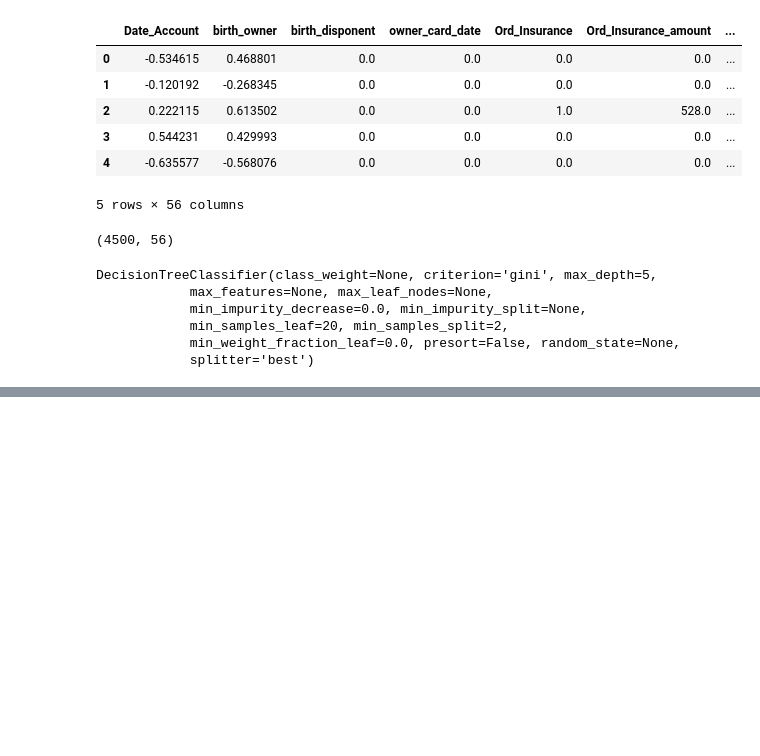
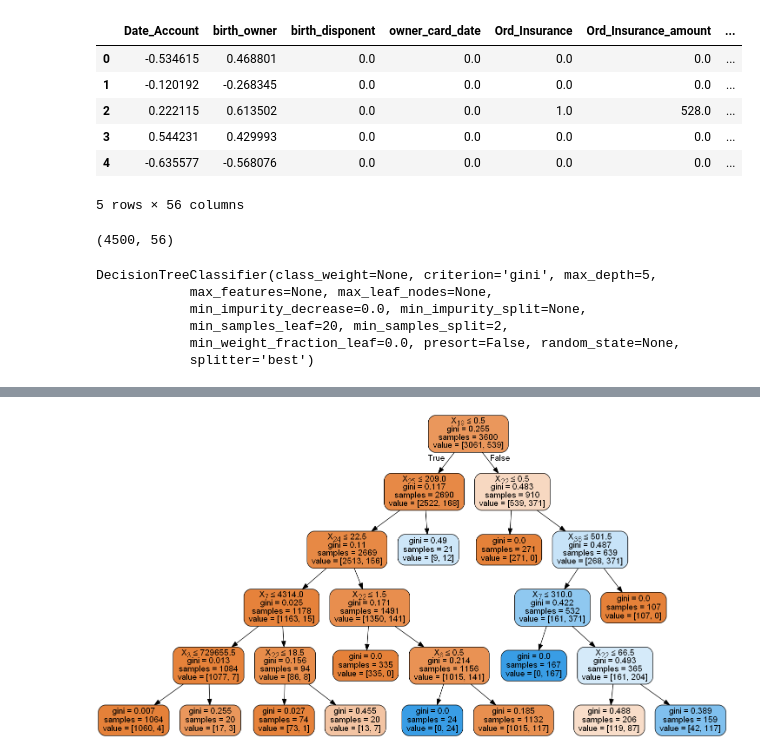
Before and after one commit to osmaac/master-data-science, a Jupyter notebook: Tenencia del producto préstamo-Copy1.ipynb, the cells around one changed output, grey strips where cells are left out. Saved outputs shown, nothing was run; the diff lists cells and outputs as text; code cells hidden in the pictures; blank space fills up the shorter version.

```diff
--- a/Tenencia del producto préstamo-Copy1.ipynb
+++ b/Tenencia del producto préstamo-Copy1.ipynb
@@ -859,0 +1040,6 @@ tn: 738  fp: 19  fn: 108  tp: 35
+# %%
+columns = X3_num.columns
+X3_scale = minmax.fit_transform(X3_num)
+X3_scale=pd.DataFrame(X3_scale,columns=columns)
+X = pd.concat([X3_scale,X3_cat], axis = 1)
+X.shape
@@ -859,0 +1048,4 @@ tn: 738  fp: 19  fn: 108  tp: 35
+# %%
+X_train, X_test, y_train, y_test = train_test_split(X, y, test_size=0.2, random_state=0)
+# %%
+clf_tree.fit(X_train,y_train)
@@ -859,0 +1059,2 @@ tn: 738  fp: 19  fn: 108  tp: 35
+# %%
+clf_treeX3=clf_tree.fit(X3_train,y3_train)
@@ -859,0 +1088,4 @@ tn: 738  fp: 19  fn: 108  tp: 35
+# %%
+dibu_arb(clf_tree)
+# %% [output]
+[figure, added]
```
Also changed, not shown: parts of 97 cells of this notebook.
